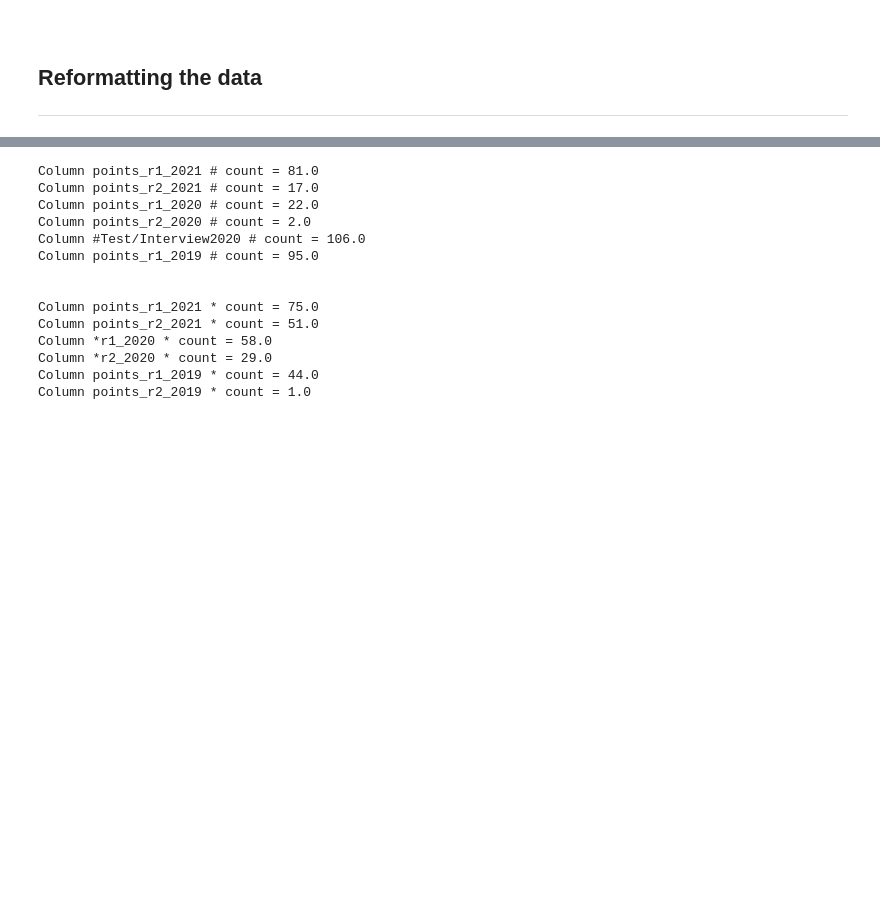
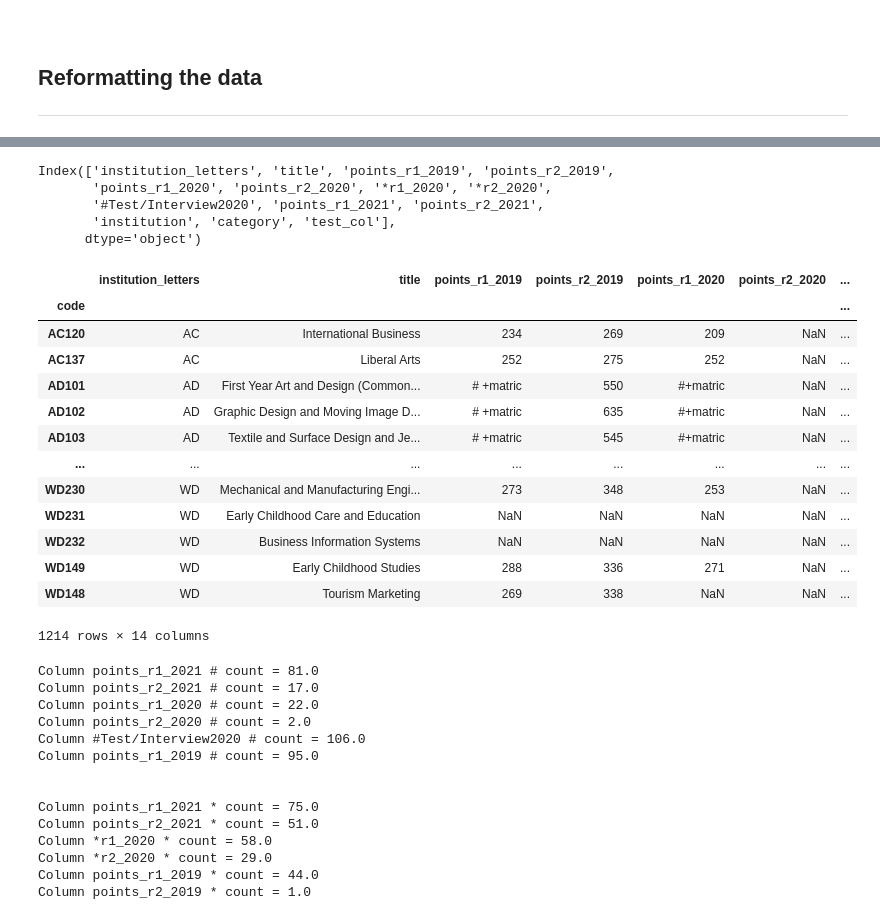
Before and after one commit to CiaranMoran27/playing_with_jupyter, a Jupyter notebook: cao.ipynb, the cells around one changed output, grey strips where cells are left out. Cells and saved outputs as stored; diff of their text form; code cells hidden in the pictures; blank space fills up the shorter version.

```diff
--- a/cao.ipynb
+++ b/cao.ipynb
@@ -370,0 +463,10 @@ This will now be further explored to deduce what to do with these characters.
+# %%
+# 2019 GY501 = '#726*'
+# 2021 GY501 = '#737*'
+print(all_courses.columns)
+# %% [output]
+Index(['institution_letters', 'title', 'points_r1_2019', 'points_r2_2019',
+       'points_r1_2020', 'points_r2_2020', '*r1_2020', '*r2_2020',
+       '#Test/Interview2020', 'points_r1_2021', 'points_r2_2021',
+       'institution', 'category', 'test_col'],
+      dtype='object')
@@ -371,3 +475,20 @@ This will now be further explored to deduce what to do with these characters.
+# %%
+all_courses2
+# %% [output]
+|  | institution_letters | title | points_r1_2019 | points_r2_2019 | points_r1_2020 | points_r2_2020 | ... |
+| code |  |  |  |  |  |  | ... |
+| AC120 | AC | International Business | 234 | 269 | 209 | NaN | ... |
+| AC137 | AC | Liberal Arts | 252 | 275 | 252 | NaN | ... |
+| AD101 | AD | First Year Art and Design (Common... | # +matric | 550 | #+matric | NaN | ... |
+| AD102 | AD | Graphic Design and Moving Image D... | # +matric | 635 | #+matric | NaN | ... |
+| AD103 | AD | Textile and Surface Design and Je... | # +matric | 545 | #+matric | NaN | ... |
+| ... | ... | ... | ... | ... | ... | ... | ... |
+| WD230 | WD | Mechanical and Manufacturing Engi... | 273 | 348 | 253 | NaN | ... |
+| WD231 | WD | Early Childhood Care and Education | NaN | NaN | NaN | NaN | ... |
+| WD232 | WD | Business Information Systems | NaN | NaN | NaN | NaN | ... |
+| WD149 | WD | Early Childhood Studies | 288 | 336 | 271 | NaN | ... |
+| WD148 | WD | Tourism Marketing | 269 | 338 | NaN | NaN | ... |
+1214 rows × 14 columns
 # %%
 # define substring to check cols with '#' and '*' in df
 
```
Also changed, not shown: parts of 8 cells of this notebook, 18 other files.
